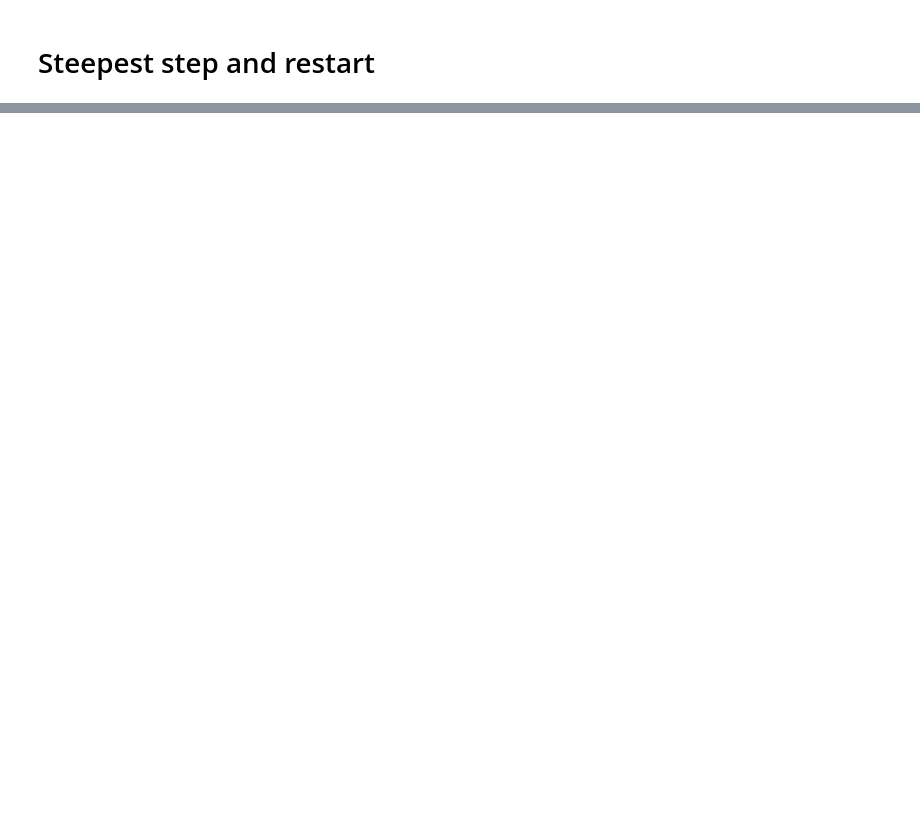
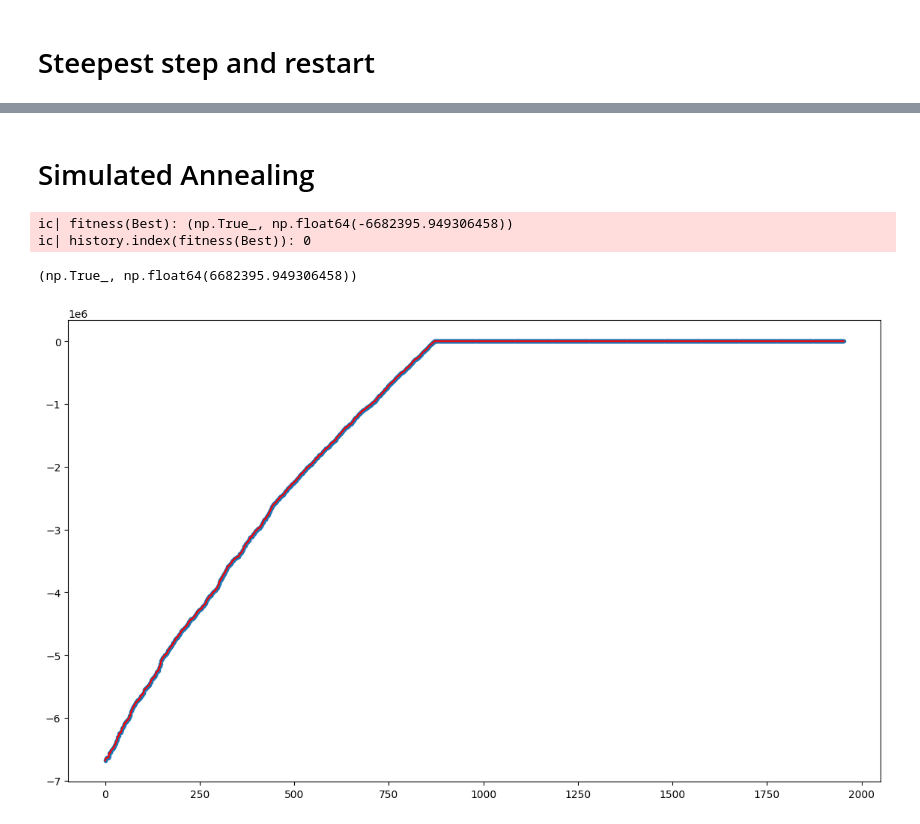
Before and after one commit to Gabriele-Raffaele/CI2024_lab1, a Jupyter notebook: lab1.ipynb, the cells around one changed output, grey strips where cells are left out. Saved outputs shown, nothing was run; the diff lists cells and outputs as text; code cells hidden in the pictures; blank space fills up the shorter version.

```diff
--- a/lab1.ipynb
+++ b/lab1.ipynb
@@ -154,0 +189,60 @@ valid(solution), cost(solution)
+# %% [markdown]
+# Simulated Annealing
+# %%
+INITIAL_TEMPERATURE = 1000  # Temperatura iniziale
+COOLING_RATE = 0.995  # Fattore di raffreddamento
+
+def simulated_annealing(tweak, sp):
+    # Punto di partenza iniziale
+    S = sp()  # Soluzione iniziale
+    Best = S.copy()  # Migliore soluzione trovata
+    current_fitness = fitness(S)  # Fitness della soluzione attuale
+    current_value, current_cost = current_fitness  # Decomponiamo in V e c
+
+    # Inizializzazione della temperatura
+    temperature = INITIAL_TEMPERATURE
+
+    # Storia per tracciare l'andamento della qualità
+    history = [(current_value, current_cost)]
+
+    # Loop principale
+    while temperature > 1e-10:  # Continua finché la temperatura è alta
+        # Crea una nuova soluzione
+        R = tweak(S.copy())  # Tweak la soluzione attuale
+        new_fitness = fitness(R)  # Fitness della nuova soluzione
+        new_value, new_cost = new_fitness  # Decomponiamo in V e c
+
+        # Se la nuova soluzione è migliore o accettata casualmente
+        if (new_cost > current_cost  ) or rng.random() < math.exp((new_cost - current_cost) / temperature):
+            S = R  # Aggiorna la soluzione attuale
+            current_value, current_cost = new_value, new_cost  # Aggiorna la qualità
+            history.append((current_value, current_cost))  # Memorizza la storia
+
+            # Aggiorna Best se la nuova soluzione è migliore
+            if new_cost > fitness(Best)[0]:  # Confronta solo il valore
+                Best = S.copy()  # Aggiorna la migliore soluzione
+
+        # Riduci la temperatura
+        temperature *= COOLING_RATE
+    ic(fitness(Best))
+    ic(history.index(fitness(Best)))
+    # Estrai i valori di V e c per la visualizzazione
+
+    plt.figure(figsize=(14, 8))
+    c_values = [c for v, c in history]
+    plt.plot(
+    range(len(c_values)),
+    list(accumulate(c_values, max)),
+    color="red",
+    )
+    _ = plt.scatter(range(len(c_values)), c_values, marker=".")
+    return Best  # Restituisce la migliore soluzione trovata
+
+# Esegui il Simulated Annealing
+solution = simulated_annealing(tweak2_improved, starting_point)
+valid(solution), cost(solution)
+# %% [output]
+ic| fitness(Best): (np.True_, np.float64(-6682395.949306458))
+ic| history.index(fitness(Best)): 0
+(np.True_, np.float64(6682395.949306458))
+[figure, added]
```
Also changed, not shown: parts of 14 cells of this notebook.
